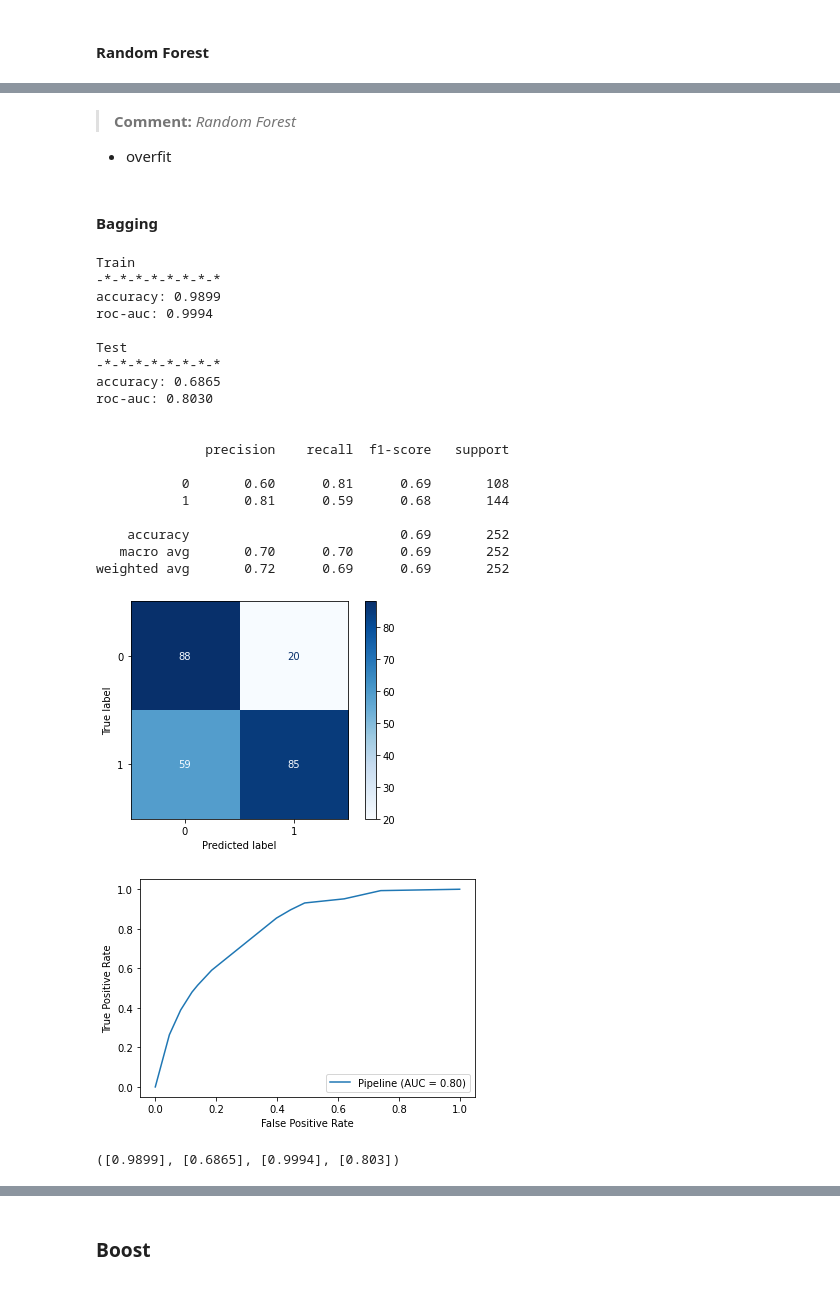
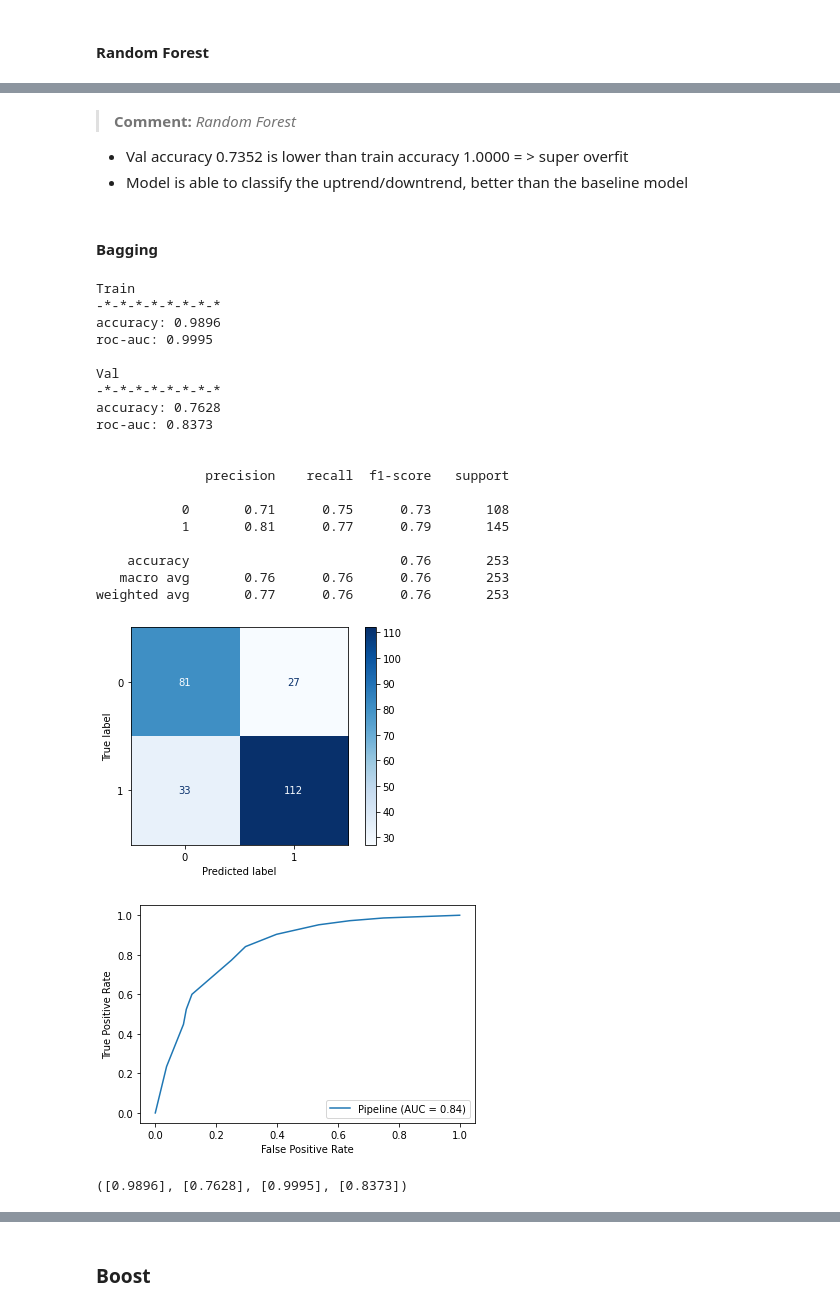
Before and after one commit to jingyunw/Capstone_Project, a Jupyter notebook: notebook/05_Classification.ipynb, the cells around one changed output, grey strips where cells are left out. Saved outputs shown, nothing was run; the diff lists cells and outputs as text; code cells hidden in the pictures.

Commit message:
train-val-test split & pred_proba

```diff
--- a/notebook/05_Classification.ipynb
+++ b/notebook/05_Classification.ipynb
@@ -150,11 +152,13 @@ vnq['Trend'].value_counts()
 0    1948
 Name: Trend, dtype: int64
 # %%
-# Split the data into train and test set
-# Test size = 1 year (252 days)
+# Split the data into train, val and test set
+# Test size = 1 month (22 days)
+# Val size = 1 year (253 days)
 # Train size = rest of the time
-train = vnq.iloc[:-252]
-test = vnq.iloc[-252:]
+train = vnq.iloc[:-275]
+val = vnq.iloc[-275:-22]
+test = vnq.iloc[-22:]
 # %%
 def xy_split(dataset):
     '''
@@ -176,6 +180,7 @@ def xy_split(dataset):
     return X, y
 # %%
 X_train, y_train = xy_split(train)
+X_val, y_val = xy_split(val)
 X_test, y_test = xy_split(test)
 # %% [markdown]
 ### Pipeline
@@ -306,37 +320,38 @@ weighted avg       0.72      0.70      0.70       252
-# %% [markdown]
->**Comment:** *Random Forest*
-- overfit
+# %% [markdown]
+>**Comment:** *Random Forest*
+- Val accuracy 0.7352 is lower than train accuracy 1.0000 = > super overfit
+- Model is able to classify the uptrend/downtrend, better than the baseline model
 # %% [markdown]
 #### Bagging
 # %%
 bag_clf = Pipeline(steps=[
     ('preprocess', preprocessor),
     ('classifier', BaggingClassifier(DecisionTreeClassifier(criterion='entropy', random_state=24)))])
 
 bag_clf.fit(X_train, y_train)
 
-bag_result = ut.class_model_evaluation(bag_clf, X_train, y_train, X_test, y_test, use_decision_function='no')
+bag_result = ut.class_model_evaluation(bag_clf, X_train, y_train, X_val, y_val, use_decision_function='no')
 bag_result
 # %% [output]
 Train
 -*-*-*-*-*-*-*-*
-accuracy: 0.9899
-roc-auc: 0.9994
+accuracy: 0.9896
+roc-auc: 0.9995
 
-Test
+Val
 -*-*-*-*-*-*-*-*
-accuracy: 0.6865
-roc-auc: 0.8030
+accuracy: 0.7628
+roc-auc: 0.8373
 
 
               precision    recall  f1-score   support
 
-           0       0.60      0.81      0.69       108
-           1       0.81      0.59      0.68       144
+           0       0.71      0.75      0.73       108
+           1       0.81      0.77      0.79       145
 
-    accuracy                           0.69       252
-   macro avg       0.70      0.70      0.69       252
-weighted avg       0.72      0.69      0.69       252
+    accuracy                           0.76       253
+   macro avg       0.76      0.76      0.76       253
+weighted avg       0.77      0.76      0.76       253
-[figure, old version]
+[figure, new version]
-[figure, old version]
+[figure, new version]
-([0.9899], [0.6865], [0.9994], [0.803])
+([0.9896], [0.7628], [0.9995], [0.8373])
```
Also changed, not shown: parts of 42 cells of this notebook.
